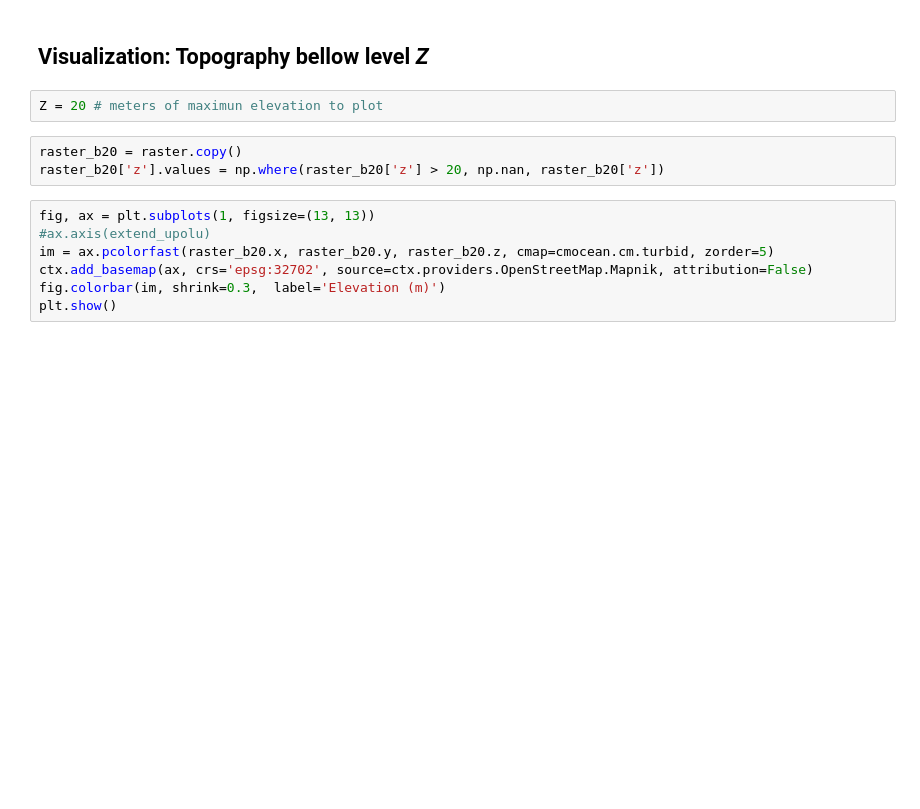
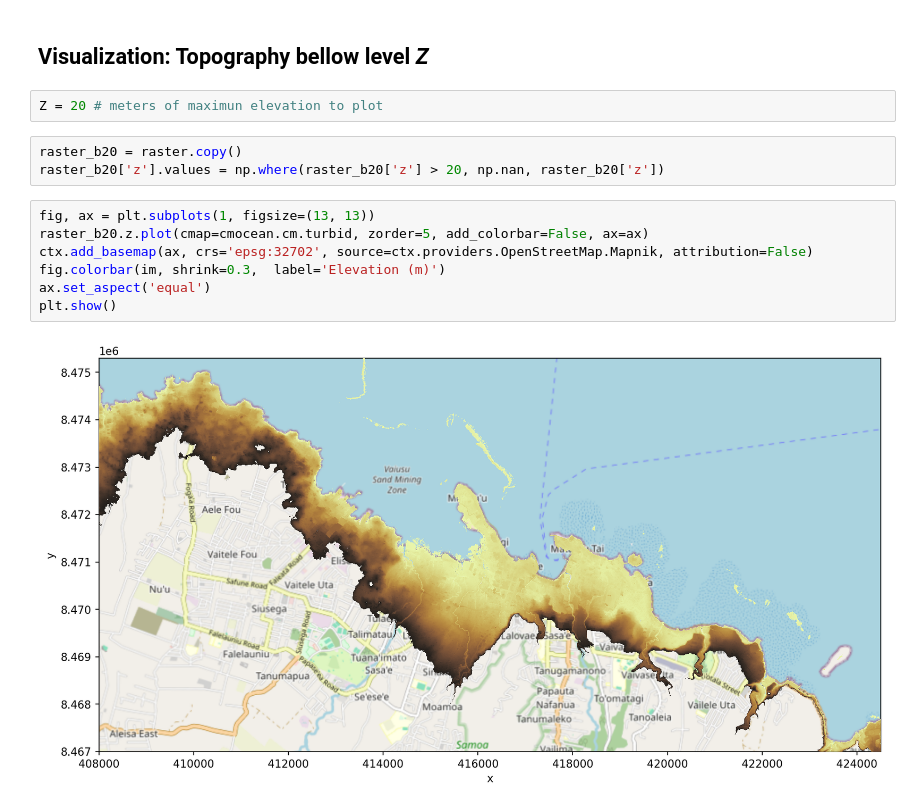
Before and after one commit to GeoOcean/Risk-Assessment, a Jupyter notebook: Coastal_flooding/notebooks/N5_MDT_viewer.ipynb, the cells around one changed output. Saved outputs shown, nothing was run; the diff lists cells and outputs as text; blank space fills up the shorter version.

```diff
--- a/Coastal_flooding/notebooks/N5_MDT_viewer.ipynb
+++ b/Coastal_flooding/notebooks/N5_MDT_viewer.ipynb
@@ -40,8 +45,10 @@ raster_b20 = raster.copy()
 raster_b20['z'].values = np.where(raster_b20['z'] > 20, np.nan, raster_b20['z'])
 # %%
 fig, ax = plt.subplots(1, figsize=(13, 13))
-#ax.axis(extend_upolu)
-im = ax.pcolorfast(raster_b20.x, raster_b20.y, raster_b20.z, cmap=cmocean.cm.turbid, zorder=5)
+raster_b20.z.plot(cmap=cmocean.cm.turbid, zorder=5, add_colorbar=False, ax=ax)
 ctx.add_basemap(ax, crs='epsg:32702', source=ctx.providers.OpenStreetMap.Mapnik, attribution=False)
 fig.colorbar(im, shrink=0.3,  label='Elevation (m)')
+ax.set_aspect('equal')
 plt.show()
+# %% [output]
+[figure, added]
```
Also changed, not shown: parts of 2 cells of this notebook, 20 other files.
